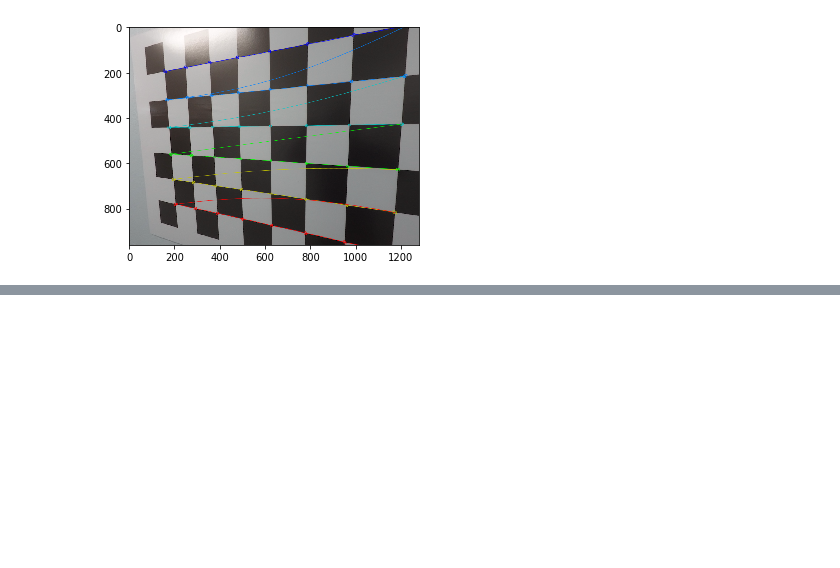
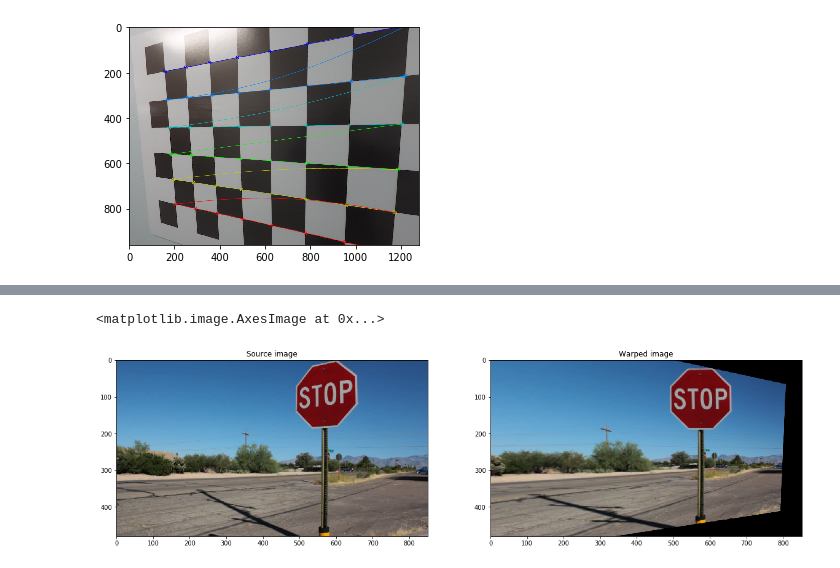
Before and after one commit to MasanaoMatsuda/tr-self-driving-cars, a Jupyter notebook: L6_CameraCalibration.ipynb, the cells around one changed output, grey strips where cells are left out. Drawn from its saved outputs; the diff is of its cells as text; code cells hidden in the pictures; blank space fills up the shorter version.

Commit message:
perspective transformation

```diff
--- a/L6_CameraCalibration.ipynb
+++ b/L6_CameraCalibration.ipynb
@@ -171,0 +240,37 @@ plt.imshow(undistorted)
+# %%
+def warp(img):
+    # Define calibration box in source and warped coordinates
+    img_size = (img.shape[1], img.shape[0])
+
+    # Four source coordinates
+    src = np.float32(
+        [[652, 43],
+          [653, 118],
+          [492, 137],
+          [493, 71]])
+
+    # define a desired rectangle plane for the warped image
+    # choose four different points that are where I want the source points to end up.
+    # Four desired coordinates
+    dst = np.float32(
+        [[653, 71],
+          [653, 137],
+          [493, 137],
+          [493, 71]])
+
+    # Compute the perspective transform, M
+    M = cv2.getPerspectiveTransform(src, dst)
+    Minv = cv2.getPerspectiveTransform(dst, src)
+
+    warped = cv2.warpPerspective(img, M, img_size, flags=cv2.INTER_LINEAR)
+    return warped
+# %%
+warped_img = warp(img)
+f, (ax1, ax2) = plt.subplots(1,2,figsize=(20,10))
+ax1.set_title('Source image')
+ax1.imshow(img)
+ax2.set_title('Warped image')
+ax2.imshow(warped_img)
+# %% [output]
+<matplotlib.image.AxesImage at 0x...>
+[figure, added]
```
Also changed, not shown: parts of 9 cells of this notebook, 9 other files.
